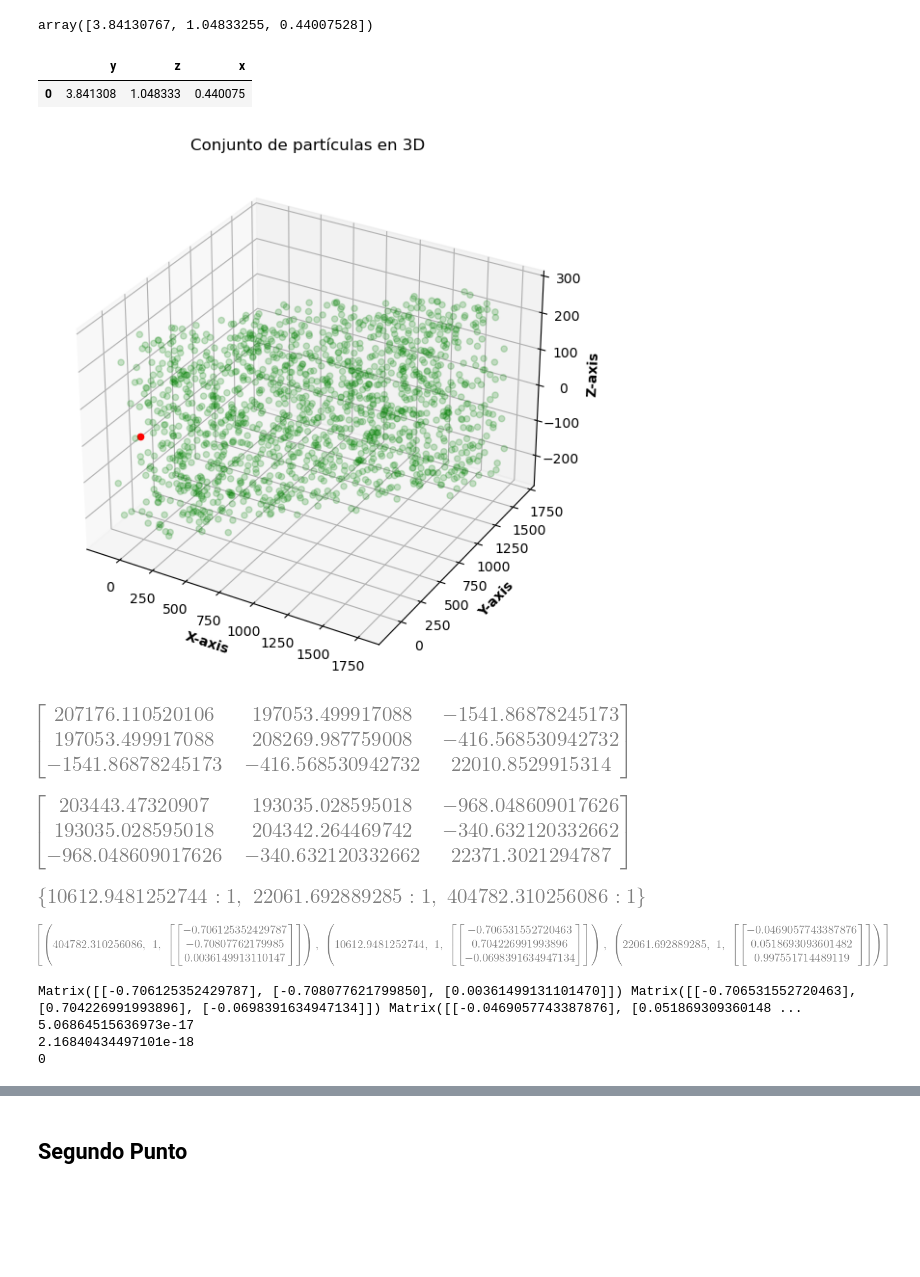
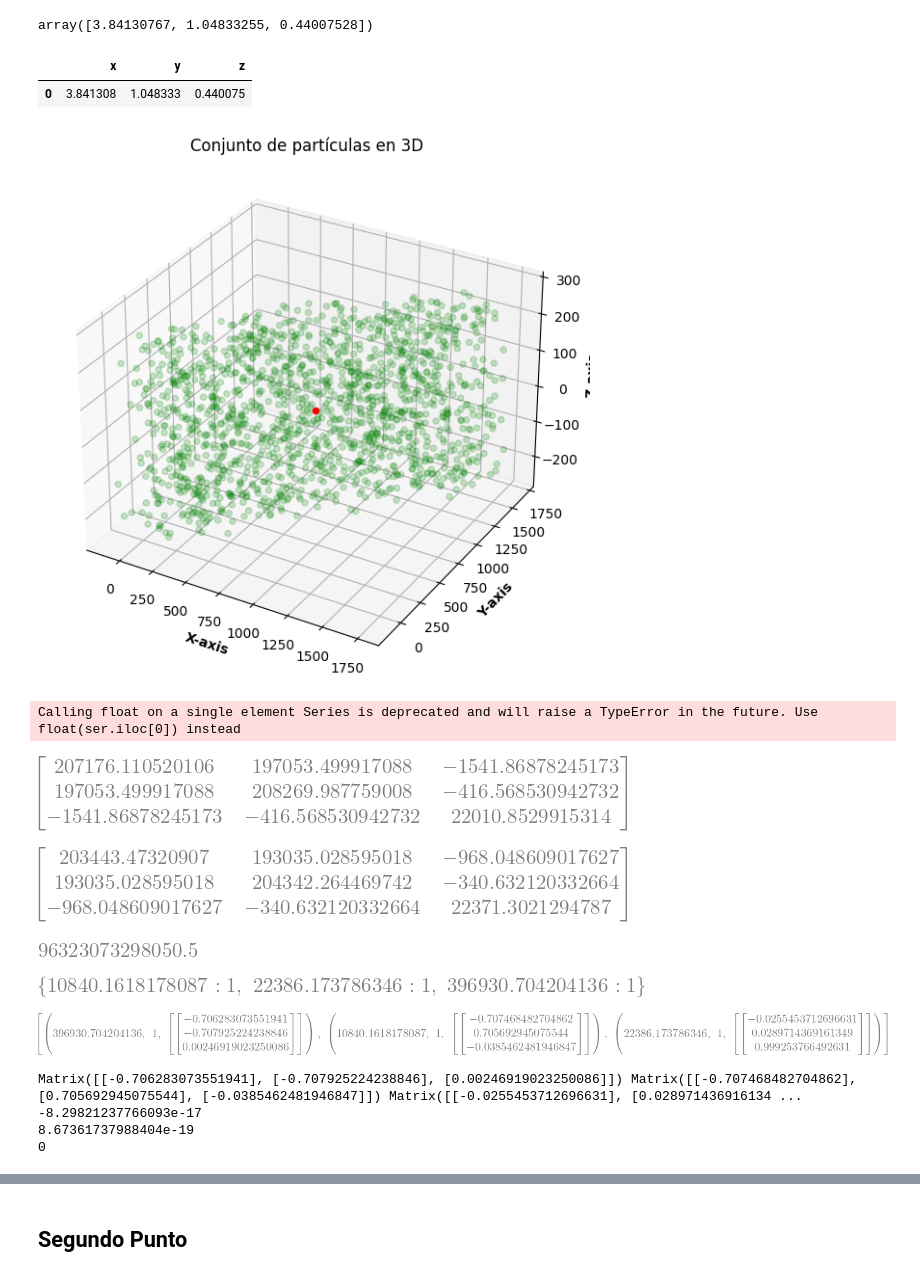
Before and after one commit to jcamiloparra7/matematicas_avanzadas_1, a Jupyter notebook: taller.ipynb, the cells around one changed output, grey strips where cells are left out. Saved outputs shown, nothing was run; the diff lists cells and outputs as text; code cells hidden in the pictures; blank space fills up the shorter version.

Commit message:
feat: add graphs and figures

```diff
--- a/taller.ipynb
+++ b/taller.ipynb
@@ -199,7 +215,7 @@ plt.show()
 ### Caso 3D
 # %%
 ## Cargar información
-data = pd.read_csv('data.txt',index_col='particula')
+data = pd.read_csv('./mass_dataset/datosmasas.csv',index_col='particula')
 data
 # %% [output]
 |  | masas | x | y | z |
@@ -274,7 +290,7 @@ df = pd.DataFrame(mu_1).T
 df.columns={'x','y','z'}
 df
 # %% [output]
-|  | y | z | x |
+|  | x | y | z |
 | 0 | 3.841308 | 1.048333 | 0.440075 |
 # %%
 # defining all 3 axis
@@ -290,20 +300,20 @@ fig.update_layout(margin=dict(l=0, r=0, b=0, t=0))
 # %%
 # Creating figure
 fig = plt.figure(figsize = (10, 7))
 ax = plt.axes(projection ="3d")
 
 # Creating plot
 ax.scatter3D(x, y, z, color = "green",alpha=0.2)
-ax.scatter3D(mu_1[0], mu_1[1], mu_1[2], color = "red")
+ax.scatter3D(mu_1[0]+means[1], mu_1[1]+means[2], mu_1[2]+means[3], color = "red")
 ax.set_xlabel('X-axis', fontweight ='bold')
 ax.set_ylabel('Y-axis', fontweight ='bold')
 ax.set_zlabel('Z-axis', fontweight ='bold')
 plt.title("Conjunto de partículas en 3D")
 
 # show plot
 plt.show()
 # %% [output]
-[figure, old version]
+[figure, new version]
 # %%
 ## Separar cada categoría en diferentes valores y cada uno como una matrix
 vi = pd.DataFrame(data.masas.values).values
@@ -327,6 +337,7 @@ a33 = np.sum(vi*pd.DataFrame(x3*x3))/mu_0
 M = Matrix([[a11, a12, a13],[a21,a22,a23],[a31,a32,a33]])
 M
 # %% [output]
+Calling float on a single element Series is deprecated and will raise a TypeError in the future. Use float(ser.iloc[0]) instead
 [figure]
 # %%
 M = Matrix(Y.cov())
@@ -336,8 +351,12 @@ M
+# %%
+M.det()
+# %% [output]
+[figure, added]
 # %%
 evals = M.eigenvals()
 evals
 # %% [output]
-[figure, old version]
+[figure, new version]
 # %%
 evec = M.eigenvects()
 evec
@@ -353,9 +372,9 @@ print(A.dot(B))
 print(A.dot(C))
 print(B.dot(C))
 # %% [output]
-Matrix([[-0.706125352429787], [-0.708077621799850], [0.00361499131101470]]) Matrix([[-0.706531552720463], [0.704226991993896], [-0.0698391634947134]]) Matrix([[-0.0469057743387876], [0.051869309360148 ...
-5.06864515636973e-17
-2.16840434497101e-18
+Matrix([[-0.706283073551941], [-0.707925224238846], [0.00246919023250086]]) Matrix([[-0.707468482704862], [0.705692945075544], [-0.0385462481946847]]) Matrix([[-0.0255453712696631], [0.028971436916134 ...
+-8.29821237766093e-17
+8.67361737988404e-19
 0
 # %%
 W = Matrix([[evec[1][2][0][0],evec[0][2][0][0],evec[2][2][0][0]],[evec[1][2][0][1],evec[0][2][0][1],evec[2][2][0][1]],[evec[0][2][0][2],evec[1][2][0][2],evec[2][2][0][2]]])
```
Also changed, not shown: parts of 23 cells of this notebook, 1 other file.
